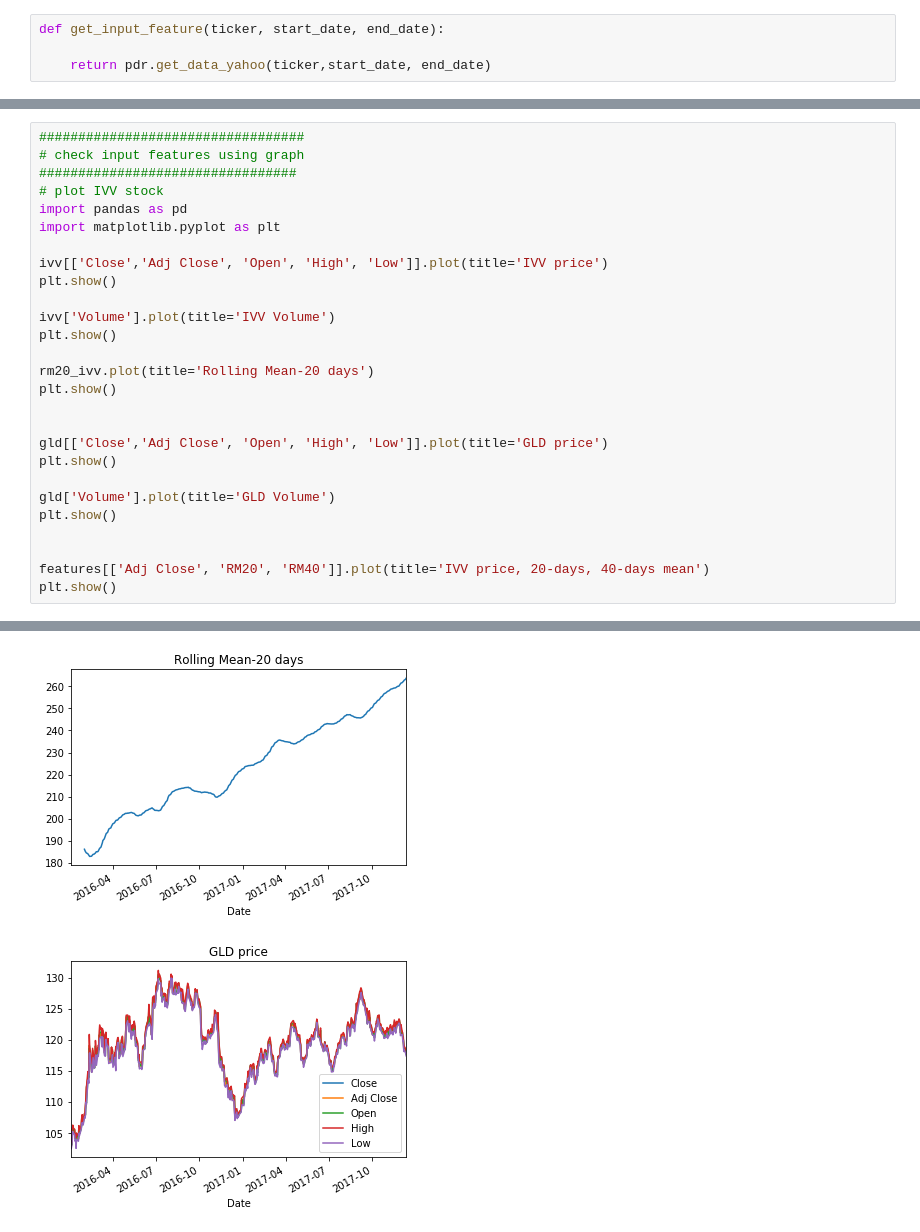
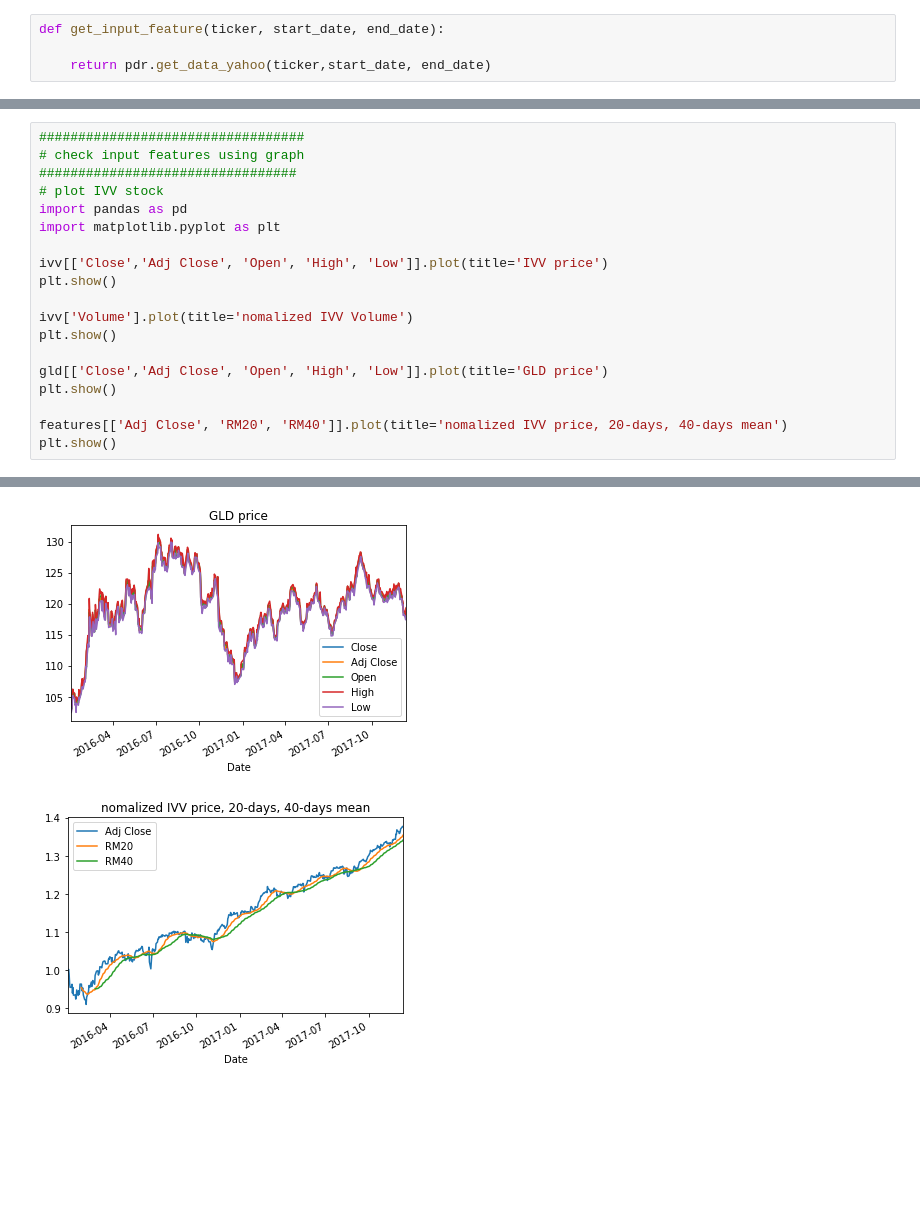
Before and after one commit to Chris-lee-cp/capstone, a Jupyter notebook: stock_predict_linear_regression.ipynb, the cells around one changed output, grey strips where cells are left out. Cells and saved outputs as stored; diff of their text form; blank space fills up the shorter version.

```diff
--- a/stock_predict_linear_regression.ipynb
+++ b/stock_predict_linear_regression.ipynb
@@ -66,21 +101,13 @@ import matplotlib.pyplot as plt
 ivv[['Close','Adj Close', 'Open', 'High', 'Low']].plot(title='IVV price')
 plt.show()
 
-ivv['Volume'].plot(title='IVV Volume')
+ivv['Volume'].plot(title='nomalized IVV Volume')
 plt.show()
-
-rm20_ivv.plot(title='Rolling Mean-20 days')
-plt.show()
-
 
 gld[['Close','Adj Close', 'Open', 'High', 'Low']].plot(title='GLD price')
 plt.show()
 
-gld['Volume'].plot(title='GLD Volume')
+features[['Adj Close', 'RM20', 'RM40']].plot(title='nomalized IVV price, 20-days, 40-days mean')
 plt.show()
-
-
-features[['Adj Close', 'RM20', 'RM40']].plot(title='IVV price, 20-days, 40-days mean')
-plt.show()
 # %% [output]
 [figure]
@@ -88,2 +115,2 @@ plt.show()
-[figure, old version]
+[figure, new version]
-[figure, old version]
+[figure, new version]
```
Also changed, not shown: parts of 6 cells of this notebook, 2 other files.
